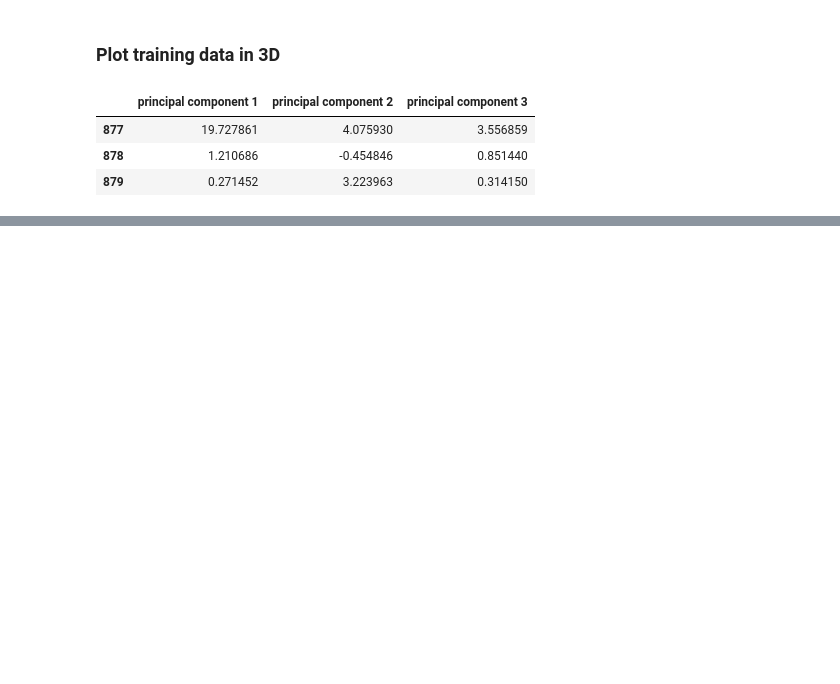
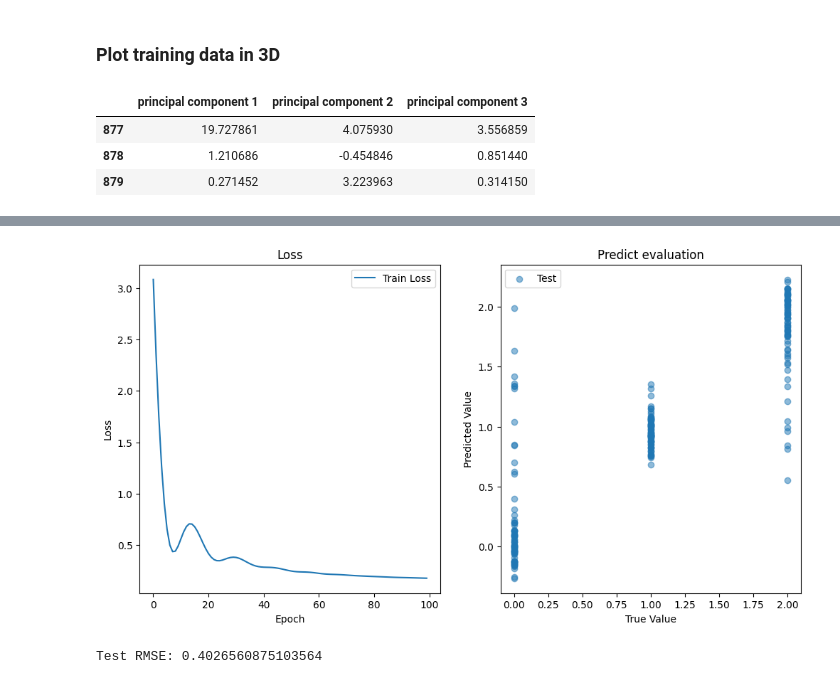
Before and after one commit to Vghxv/112-1-EDM, a Jupyter notebook: stu_stress.ipynb, the cells around one changed output, grey strips where cells are left out. Drawn from its saved outputs; the diff is of its cells as text; code cells hidden in the pictures; blank space fills up the shorter version.

```diff
--- a/stu_stress.ipynb
+++ b/stu_stress.ipynb
@@ -198,6 +198,7 @@ y_train_copy = y_train.copy()
 x_test_copy = x_test.copy()
 y_test_copy = y_test.copy()
 x_train_copy = x_train_copy[x_train_copy.columns.intersection(imp.index)]
+x_test_copy = x_test_copy[x_test_copy.columns.intersection(imp.index)]
 x_train_copy.info()
 # %% [output]
 <class 'pandas.core.frame.DataFrame'>
@@ -238,6 +239,7 @@ fig = px.scatter_3d(principalDf, x='principal component 1', y='principal compone
 fig.show()
 # %%
 xgb_model = XGBClassifier()
-xgb_model.fit(x_train, y_train)
-model_report(y_test, xgb_model.predict(x_test))
+xgb_model.fit(x_train_copy, y_train_copy)
+model_report(y_test_copy, xgb_model.predict(x_test_copy))
+xgb_test_pred = xgb_model.predict(x_test_copy)
 # %% [output]
@@ -258,0 +325,2 @@ weighted avg       0.87      0.87      0.87       220
+# %%
+train_losses, test_losses = train(model, train_data, train_labels, test_data, test_labels, num_epochs, learning_rate)
@@ -258,0 +338,26 @@ weighted avg       0.87      0.87      0.87       220
+# %%
+model.eval()
+with torch.no_grad():
+    test_outputs = model(test_data)
+# 将结果转回numpy数组
+NN_test_predictions = test_outputs.numpy().flatten()
+
+
+# 可视化训练过程和结果
+plt.figure(figsize = (12,6))
+plt.subplot(1,2,1)
+plt.plot(train_losses, label='Train Loss')
+plt.xlabel('Epoch')
+plt.ylabel('Loss')
+plt.title('Loss')
+plt.legend()
+
+plt.subplot(1,2,2)
+plt.scatter(test_labels.numpy(), NN_test_predictions, alpha=0.5, label='Test')
+plt.xlabel('True Value')
+plt.ylabel('Predicted Value')
+plt.legend()
+plt.title('Predict evaluation')
+plt.show()
+# %% [output]
+[figure, added]
@@ -258,0 +375,5 @@ weighted avg       0.87      0.87      0.87       220
+# %%
+test_rmse = np.sqrt(mean_squared_error(test_labels, Ridge_test_predictions))
+print("Test RMSE:", test_rmse)
+# %% [output]
+Test RMSE: 0.4026560875103564
```
Also changed, not shown: parts of 8 cells of this notebook.
